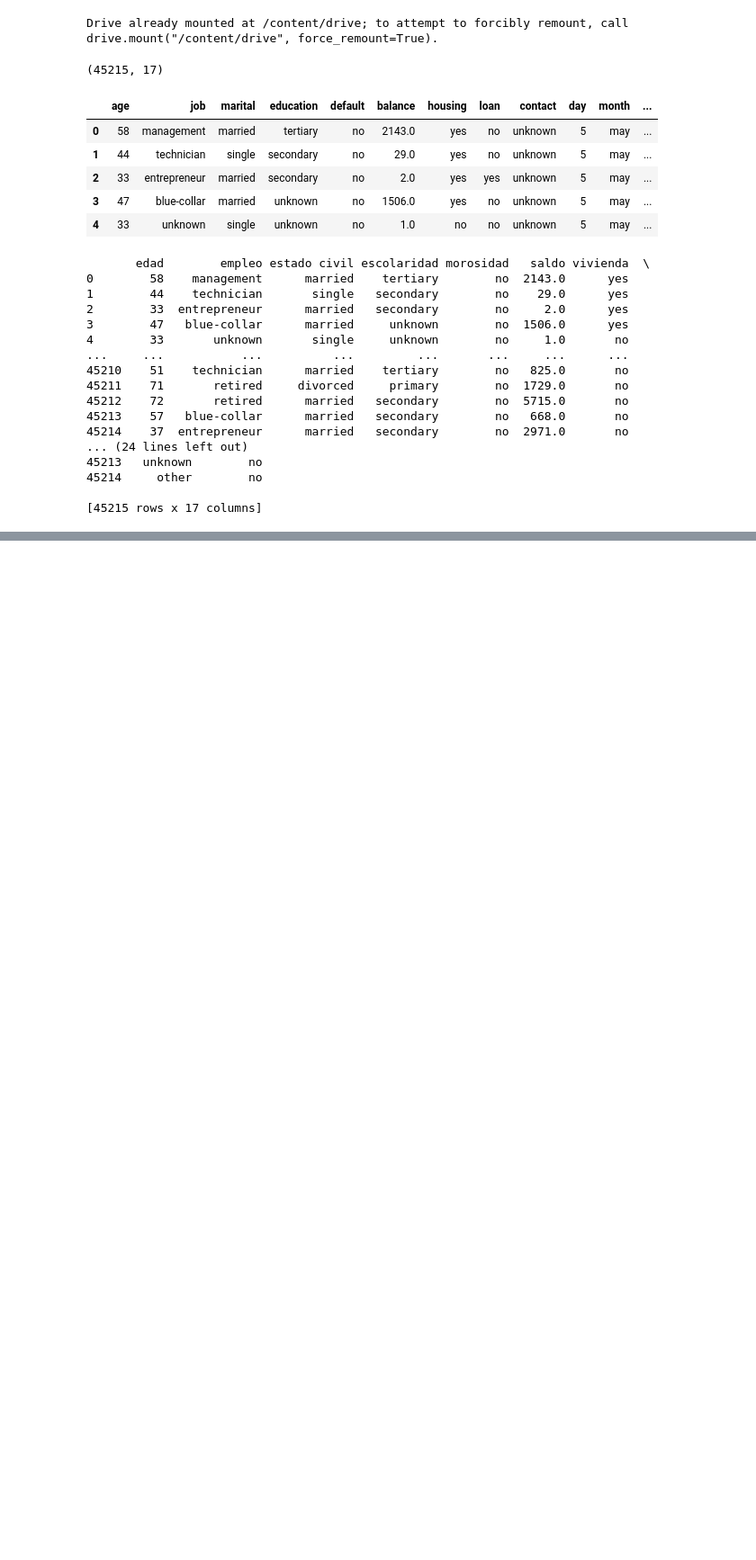
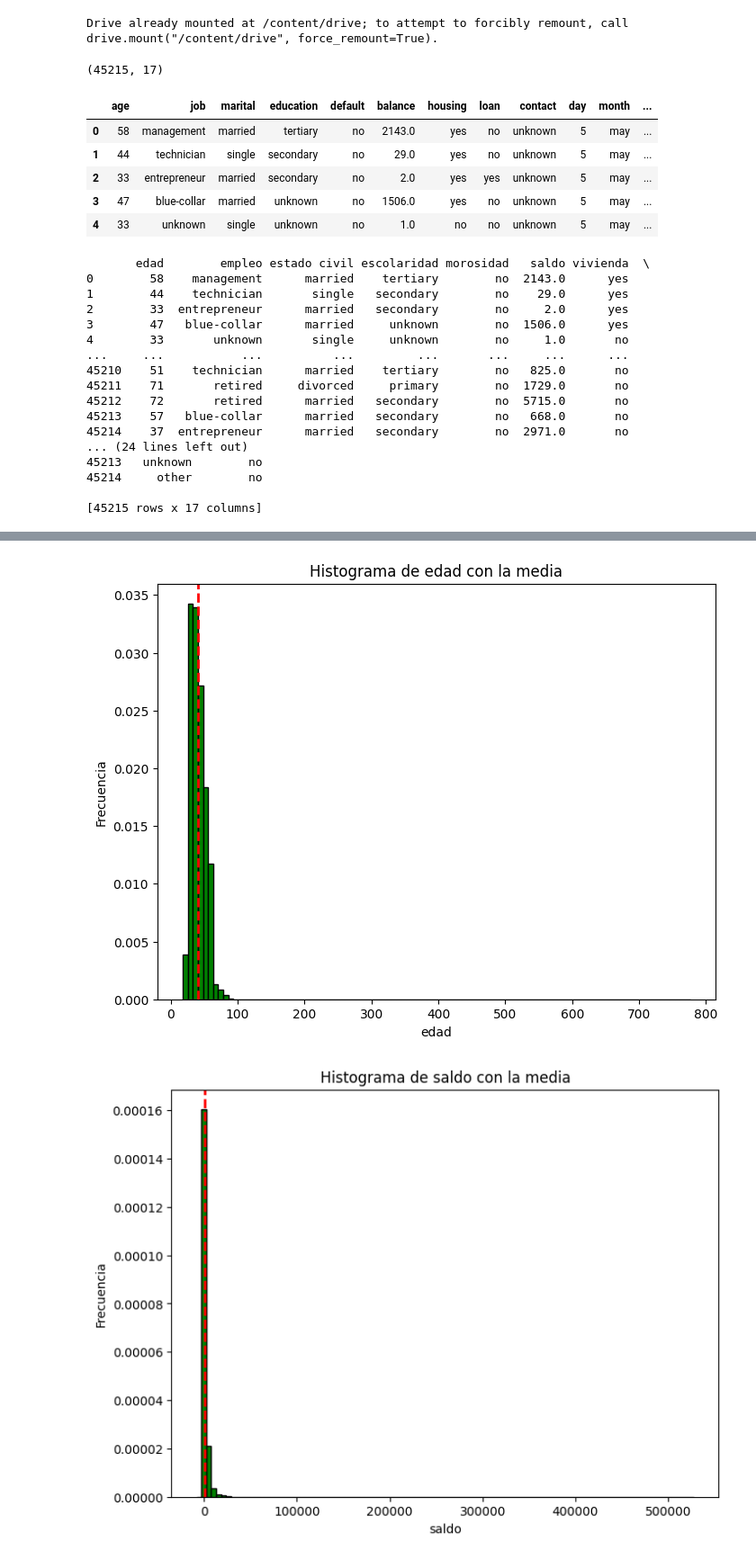
Before and after one commit to Felipecuestas98/Bootcamp-Mintic, a Jupyter notebook: Ejercicio_banco.ipynb, the cells around one changed output, grey strips where cells are left out. Shown: that part at 90% size. Drawn from its saved outputs; the diff is of its cells as text; code cells hidden in the pictures; blank space fills up the shorter version.

```diff
--- a/Ejercicio_banco.ipynb
+++ b/Ejercicio_banco.ipynb
@@ -66,0 +98,7 @@ print(data_rename_2)
+# %%
+# prompt: Quiero contar el numero de registros de cada subcategoria de la variable categoricas
+
+for columna in categoricas:
+  print(f"Conteo de registros para la columna '{columna}':")
+  print(data_rename_2[columna].value_counts())
+  print("\n")
@@ -66,0 +226,6 @@ print(data_rename_2)
+# %%
+# contar los niveles de las diferentes columnas
+cols_cat = categoricas
+# ciclo for para contar los unicos subniveles por variable caregorica con nunique
+for columna in cols_cat:
+  print(f'columna {columna}: {data_rename_2[columna].nunique()} subniveles')
@@ -66,0 +267,5 @@ print(data_rename_2)
+# %%
+# calcula la media de las columnas numericas
+media = data_rename_2[numericas].mean()
+# imprimir las medias
+print(media)
@@ -66,0 +281,18 @@ print(data_rename_2)
+# %%
+# prompt: Histograma para cada columna numerica, que utilice el numero de registros pero que muestre la distribucion de los datos mas no el numero de registros
+
+for columna in numericas:
+  #tanaño del histograma
+  plt.figure(figsize=(8, 6))
+  # histograma
+  plt.hist(data_rename_2[columna], bins=100, color='Green',edgecolor='black', density=True)
+  # agrega una linea vertical para mostrar la media
+  plt.axvline(media[columna], color='red', linestyle='dashed', linewidth=2)
+  # titulo de los histogramas
+  plt.title(f'Histograma de {columna} con la media')
+  plt.xlabel(columna)
+  plt.ylabel('Frecuencia')
+  plt.show()
+# %% [output]
+[figure, added]
+[figure, added]
```
Also changed, not shown: parts of 15 cells of this notebook.
